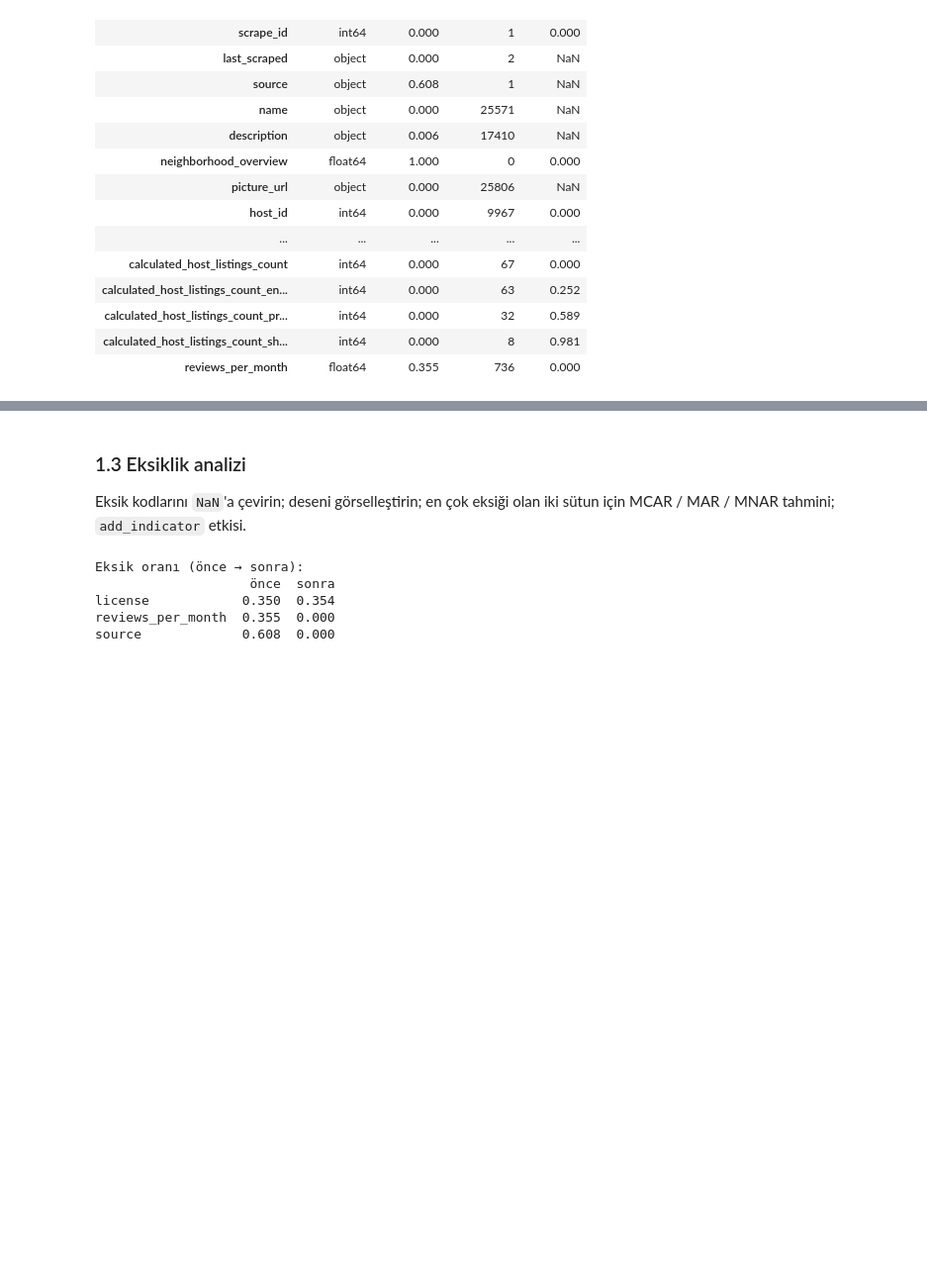
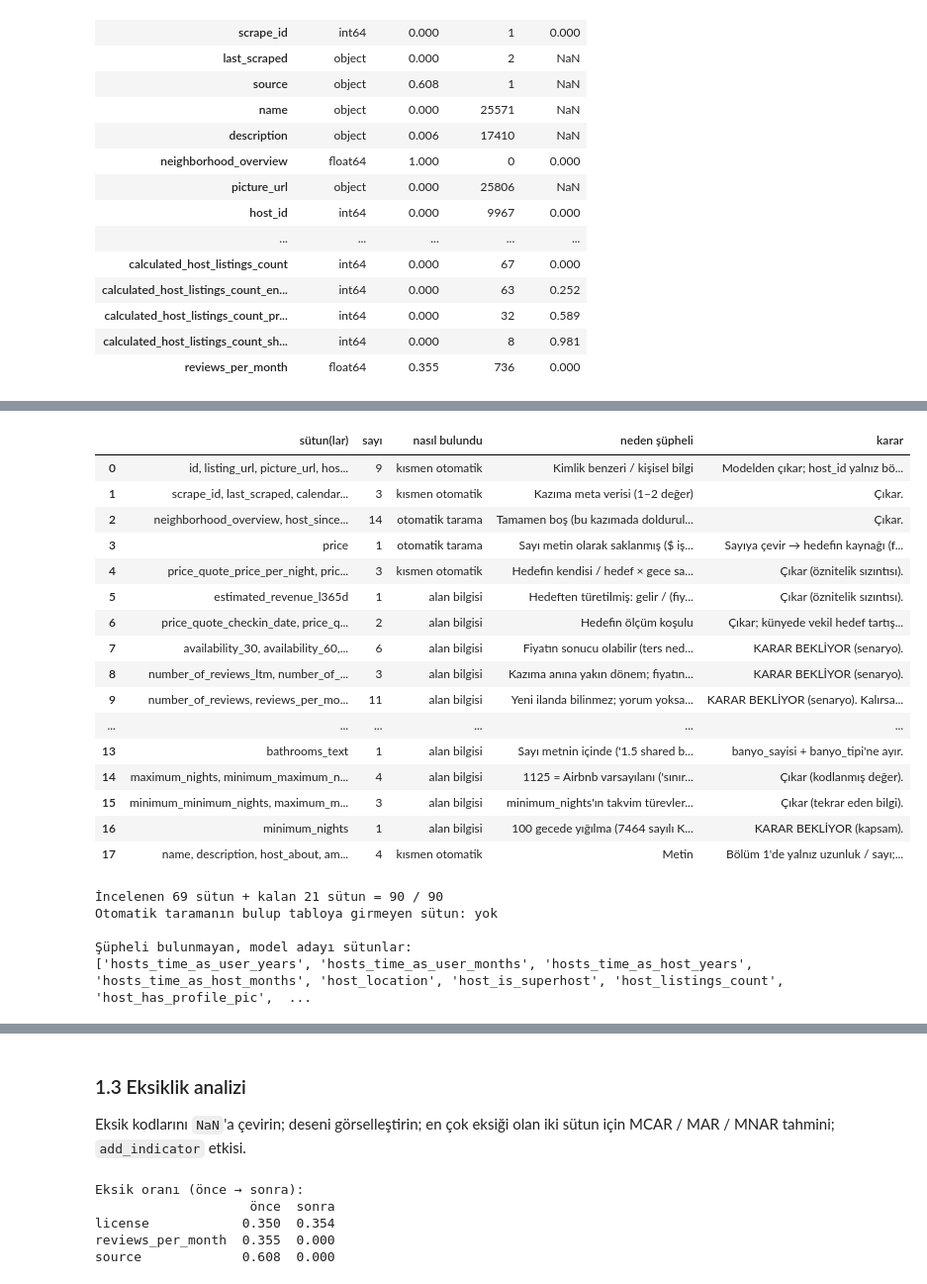
Before and after one commit to kubragiritkopuz/MachineLearningCourseDokuments, a Jupyter notebook: BIL545_Proje1_20261007.ipynb, the cells around one changed output, grey strips where cells are left out. Shown at 99% size. Cells and saved outputs as stored; diff of their text form; code cells hidden in the pictures; blank space fills up the shorter version.

```diff
--- a/BIL545_Proje1_20261007.ipynb
+++ b/BIL545_Proje1_20261007.ipynb
@@ -273,6 +276,10 @@ with pd.option_context("display.max_rows", 100):
 sayisal = df_ham.select_dtypes("number").columns.drop(["id", "scrape_id", "host_id", "host_profile_id"], errors="ignore")
 iliski = df[sayisal].corrwith(df["fiyat"], method="spearman").abs().dropna().sort_values(ascending=False)
 print("Fiyatla |Spearman| ilişkisi en yüksek 6 sayısal sütun:"); print(iliski.head(6).round(3).to_string())
+print("")
+print("Pearson - Spearman karşılaştırması:")
+for c in ["accommodates", "bedrooms", "minimum_nights"]:
+    print(f"{c:<16} Pearson: {df[c].corr(df['fiyat']):.3f} · Spearman: {df[c].corr(df['fiyat'], method='spearman'):.3f}")
 # %% [output]
 Fiyatla |Spearman| ilişkisi en yüksek 6 sayısal sütun:
 price_quote_price_per_night                    1.000
@@ -322,0 +342,75 @@ with pd.option_context("display.max_colwidth", 120):
+# %%
+# ---- (f-2) Karar tablosu: otomatik adaylar + alan bilgisiyle eklenenler
+kunye_bos = df_ham.columns[df_ham.isna().all()].tolist()
+inceleme = [
+    # (sütunlar, neden şüpheli, karar)
+    (["id", "listing_url", "picture_url", "host_id", "host_url", "host_profile_id",
+      "host_profile_url", "host_picture_url", "host_name"],
+     "Kimlik benzeri / kişisel bilgi", "Modelden çıkar; host_id yalnız bölme grubu."),
+    (["scrape_id", "last_scraped", "calendar_last_scraped"], "Kazıma meta verisi (1–2 değer)", "Çıkar."),
+    (kunye_bos, "Tamamen boş (bu kazımada doldurulmamış)", "Çıkar."),
+    (["price"], "Sayı metin olarak saklanmış ($ işareti, birim TL)", "Sayıya çevir → hedefin kaynağı (fiyat_dilimi)."),
+    (["price_quote_price_per_night", "price_quote_total_price", "price_quote_raw"],
+     "Hedefin kendisi / hedef × gece sayısı", "Çıkar (öznitelik sızıntısı)."),
+    (["estimated_revenue_l365d"], "Hedeften türetilmiş: gelir / (fiyat × doluluk) = 1,000", "Çıkar (öznitelik sızıntısı)."),
+    (["price_quote_checkin_date", "price_quote_checkout_date"], "Hedefin ölçüm koşulu", "Çıkar; künyede vekil hedef tartışması."),
+    (["availability_30", "availability_60", "availability_90", "availability_365", "availability_eoy",
+      "estimated_occupancy_l365d"], "Fiyatın sonucu olabilir (ters nedensellik)", "KARAR BEKLİYOR (senaryo)."),
+    (["number_of_reviews_ltm", "number_of_reviews_l30d", "number_of_reviews_ly"],
+     "Kazıma anına yakın dönem; fiyatın sonucu olabilir", "KARAR BEKLİYOR (senaryo)."),
+    (["number_of_reviews", "reviews_per_month", "first_review", "last_review"] +
+     [c for c in df_ham.columns if c.startswith("review_scores_")],
+     "Yeni ilanda bilinmez; yorum yoksa yapısal eksik; puan = 0 kodlanmış eksik",
+     "KARAR BEKLİYOR (senaryo). Kalırsa: reviews_per_month → 0, puan 0 → NaN."),
+    (["has_availability"], "Tek değer + boş: boş = 'müsait değil'", "'f' ile doldur (1.3)."),
+    (["source"], "Tek değer + boş: boş = 'city scrape'", "'guncel' / 'onceki' kategorisine çevir (1.3)."),
+    (["license"], "Yer tutucu '12-3456' ve serbest metin", "Yer tutucu → NaN; durum kategorisine çevir."),
+    (["bathrooms_text"], "Sayı metnin içinde ('1.5 shared baths')", "banyo_sayisi + banyo_tipi'ne ayır."),
+    (["maximum_nights", "minimum_maximum_nights", "maximum_maximum_nights", "maximum_nights_avg_ntm"],
+     "1125 = Airbnb varsayılanı ('sınır yok')", "Çıkar (kodlanmış değer)."),
+    (["minimum_minimum_nights", "maximum_minimum_nights", "minimum_nights_avg_ntm"],
+     "minimum_nights'ın takvim türevleri (aynı bilgi)", "Çıkar (tekrar eden bilgi)."),
+    (["minimum_nights"], "100 gecede yığılma (7464 sayılı Kanun)", "KARAR BEKLİYOR (kapsam)."),
+    (["name", "description", "host_about", "amenities"], "Metin", "Bölüm 1'de yalnız uzunluk / sayı; metin analizi Proje 2'ye."),
+]
+
+otomatik = set(aday["sütun"])                     # (f-1) taramasının bulduğu sütunlar
+def nasil_bulundu(sutunlar):
+    k = sum(c in otomatik for c in sutunlar)
+    return "otomatik tarama" if k == len(sutunlar) else ("alan bilgisi" if k == 0 else "kısmen otomatik")
+
+karar_tablosu = pd.DataFrame(
+    [(", ".join(s), len(s), nasil_bulundu(s), neden, karar) for s, neden, karar in inceleme],
+    columns=["sütun(lar)", "sayı", "nasıl bulundu", "neden şüpheli", "karar"])
+with pd.option_context("display.max_colwidth", 110):
+    display(karar_tablosu)
+
+# Kapsama kontrolü: incelenen + kalan = bütün sütunlar mı?
+incelenen = {c for s, _, _ in inceleme for c in s}
+kalan = [c for c in df_ham.columns if c not in incelenen]
+print(f"İncelenen {len(incelenen)} sütun + kalan {len(kalan)} sütun = {len(incelenen) + len(kalan)} / {df_ham.shape[1]}")
+print("Otomatik taramanın bulup tabloya girmeyen sütun:", sorted(otomatik - incelenen) or "yok")
+print("\nŞüpheli bulunmayan, model adayı sütunlar:"); print(kalan)
+# %% [output]
+|  | sütun(lar) | sayı | nasıl bulundu | neden şüpheli | karar |
+| 0 | id, listing_url, picture_url, hos... | 9 | kısmen otomatik | Kimlik benzeri / kişisel bilgi | Modelden çıkar; host_id yalnız bö... |
+| 1 | scrape_id, last_scraped, calendar... | 3 | kısmen otomatik | Kazıma meta verisi (1–2 değer) | Çıkar. |
+| 2 | neighborhood_overview, host_since... | 14 | otomatik tarama | Tamamen boş (bu kazımada doldurul... | Çıkar. |
+| 3 | price | 1 | otomatik tarama | Sayı metin olarak saklanmış ($ iş... | Sayıya çevir → hedefin kaynağı (f... |
+| 4 | price_quote_price_per_night, pric... | 3 | kısmen otomatik | Hedefin kendisi / hedef × gece sa... | Çıkar (öznitelik sızıntısı). |
+| 5 | estimated_revenue_l365d | 1 | alan bilgisi | Hedeften türetilmiş: gelir / (fiy... | Çıkar (öznitelik sızıntısı). |
+| 6 | price_quote_checkin_date, price_q... | 2 | alan bilgisi | Hedefin ölçüm koşulu | Çıkar; künyede vekil hedef tartış... |
+| 7 | availability_30, availability_60,... | 6 | alan bilgisi | Fiyatın sonucu olabilir (ters ned... | KARAR BEKLİYOR (senaryo). |
+| 8 | number_of_reviews_ltm, number_of_... | 3 | alan bilgisi | Kazıma anına yakın dönem; fiyatın... | KARAR BEKLİYOR (senaryo). |
+| 9 | number_of_reviews, reviews_per_mo... | 11 | alan bilgisi | Yeni ilanda bilinmez; yorum yoksa... | KARAR BEKLİYOR (senaryo). Kalırsa... |
+| ... | ... | ... | ... | ... | ... |
+| 13 | bathrooms_text | 1 | alan bilgisi | Sayı metnin içinde ('1.5 shared b... | banyo_sayisi + banyo_tipi'ne ayır. |
+| 14 | maximum_nights, minimum_maximum_n... | 4 | alan bilgisi | 1125 = Airbnb varsayılanı ('sınır... | Çıkar (kodlanmış değer). |
+| 15 | minimum_minimum_nights, maximum_m... | 3 | alan bilgisi | minimum_nights'ın takvim türevler... | Çıkar (tekrar eden bilgi). |
+| 16 | minimum_nights | 1 | alan bilgisi | 100 gecede yığılma (7464 sayılı K... | KARAR BEKLİYOR (kapsam). |
+| 17 | name, description, host_about, am... | 4 | kısmen otomatik | Metin | Bölüm 1'de yalnız uzunluk / sayı;... |
+İncelenen 69 sütun + kalan 21 sütun = 90 / 90
+Otomatik taramanın bulup tabloya girmeyen sütun: yok
+
+Şüpheli bulunmayan, model adayı sütunlar:
+['hosts_time_as_user_years', 'hosts_time_as_user_months', 'hosts_time_as_host_years', 'hosts_time_as_host_months', 'host_location', 'host_is_superhost', 'host_listings_count', 'host_has_profile_pic',  ...
```
Also changed, not shown: parts of 9 cells of this notebook.
